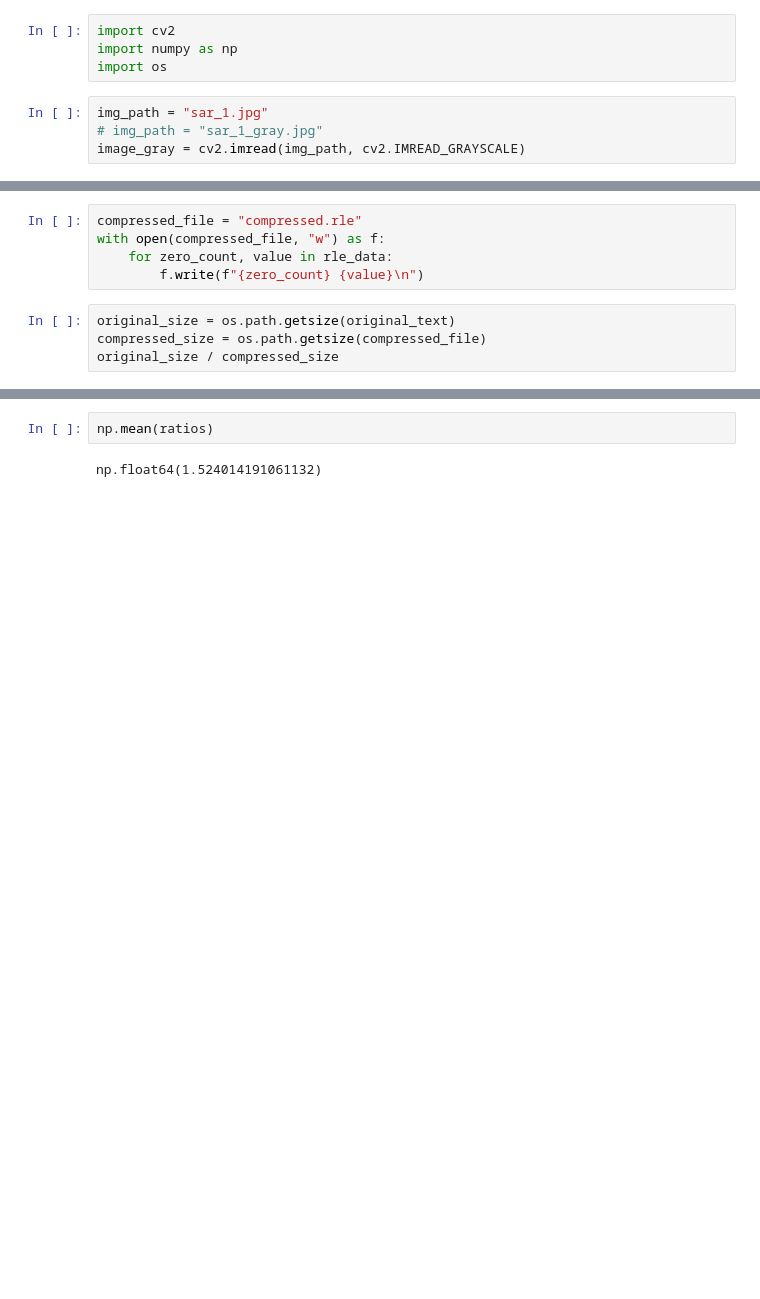
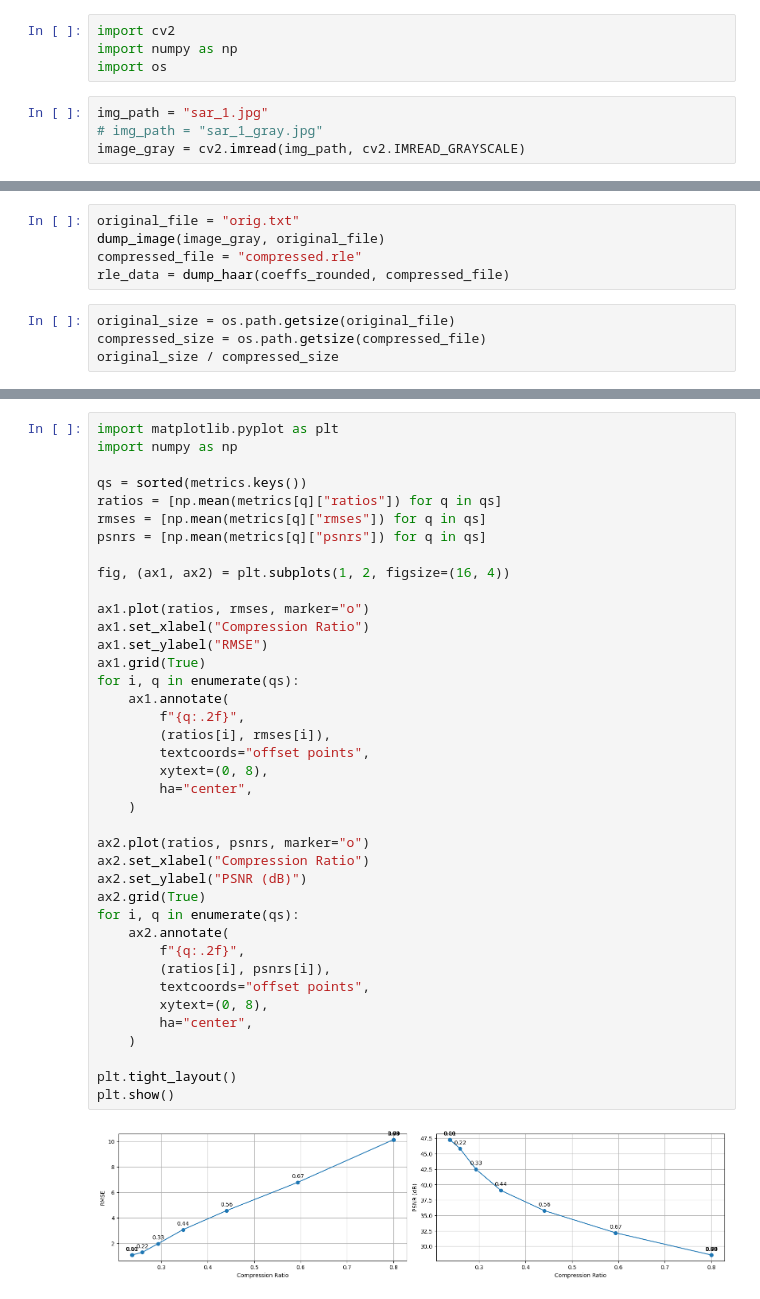
Before and after one commit to AveZorgen/2d-graphics, a Jupyter notebook: haar.ipynb, the cells around one changed output, grey strips where cells are left out. Drawn from its saved outputs; the diff is of its cells as text; blank space fills up the shorter version.

```diff
--- a/haar.ipynb
+++ b/haar.ipynb
@@ -153,10 +239,10 @@ rle_data
 # %%
+original_file = "orig.txt"
+dump_image(image_gray, original_file)
 compressed_file = "compressed.rle"
-with open(compressed_file, "w") as f:
-    for zero_count, value in rle_data:
-        f.write(f"{zero_count} {value}\n")
+rle_data = dump_haar(coeffs_rounded, compressed_file)
 # %%
-original_size = os.path.getsize(original_text)
+original_size = os.path.getsize(original_file)
 compressed_size = os.path.getsize(compressed_file)
 original_size / compressed_size
 # %% [output]
@@ -208,4 +332,41 @@ ratios
-# %%
-np.mean(ratios)
-# %% [output]
-np.float64(1.524014191061132)
+# %%
+import matplotlib.pyplot as plt
+import numpy as np
+
+qs = sorted(metrics.keys())
+ratios = [np.mean(metrics[q]["ratios"]) for q in qs]
+rmses = [np.mean(metrics[q]["rmses"]) for q in qs]
+psnrs = [np.mean(metrics[q]["psnrs"]) for q in qs]
+
+fig, (ax1, ax2) = plt.subplots(1, 2, figsize=(16, 4))
+
+ax1.plot(ratios, rmses, marker="o")
+ax1.set_xlabel("Compression Ratio")
+ax1.set_ylabel("RMSE")
+ax1.grid(True)
+for i, q in enumerate(qs):
+    ax1.annotate(
+        f"{q:.2f}",
+        (ratios[i], rmses[i]),
+        textcoords="offset points",
+        xytext=(0, 8),
+        ha="center",
+    )
+
+ax2.plot(ratios, psnrs, marker="o")
+ax2.set_xlabel("Compression Ratio")
+ax2.set_ylabel("PSNR (dB)")
+ax2.grid(True)
+for i, q in enumerate(qs):
+    ax2.annotate(
+        f"{q:.2f}",
+        (ratios[i], psnrs[i]),
+        textcoords="offset points",
+        xytext=(0, 8),
+        ha="center",
+    )
+
+plt.tight_layout()
+plt.show()
+# %% [output]
+[figure, added]
```
Also changed, not shown: parts of 28 cells of this notebook.
